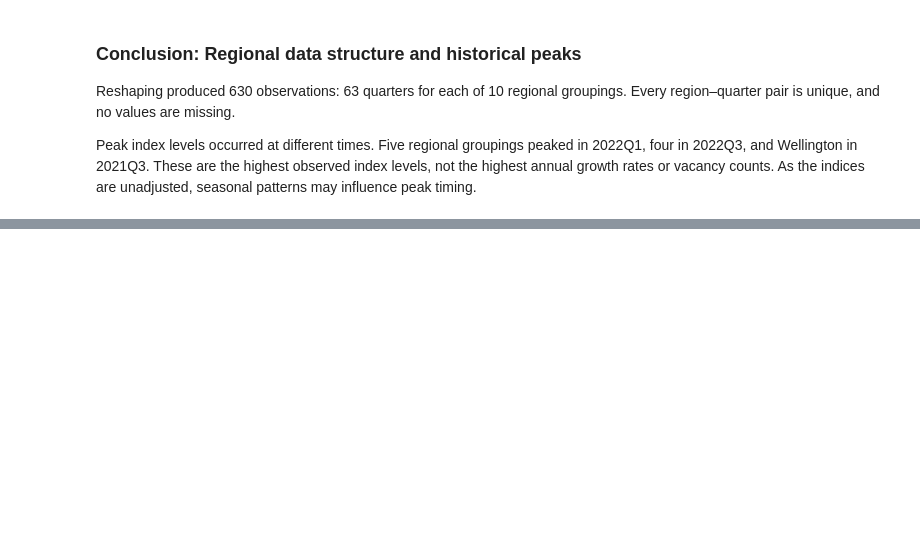
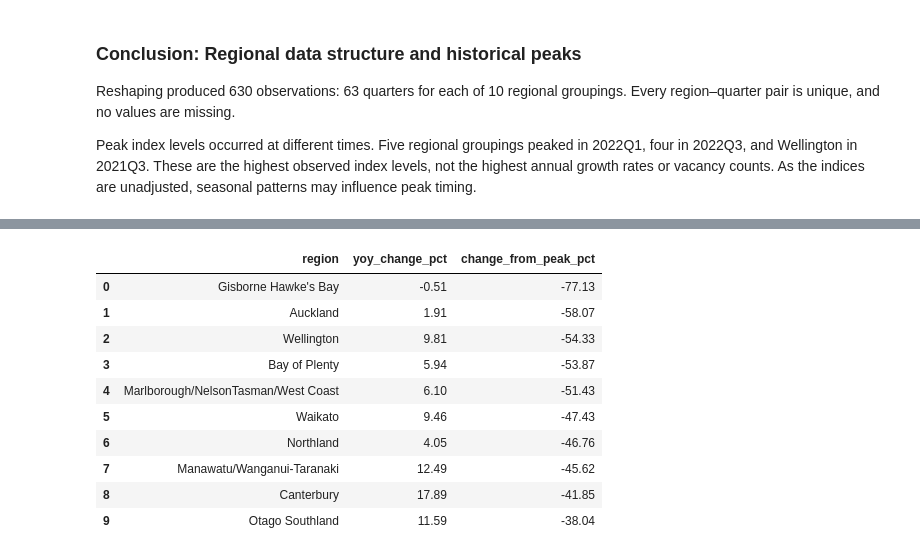
Before and after one commit to kamalpreetsinghh/nz-job-market-data-analysis, a Jupyter notebook: notebooks/02_regional_analysis.ipynb, the cells around one changed output, grey strips where cells are left out. Saved outputs shown, nothing was run; the diff lists cells and outputs as text; code cells hidden in the pictures; blank space fills up the shorter version.

```diff
--- a/notebooks/02_regional_analysis.ipynb
+++ b/notebooks/02_regional_analysis.ipynb
@@ -504,0 +599,29 @@ Peak index levels occurred at different times. Five regional groupings peaked in
+# %%
+annual_growth = (
+    regional_yoy.loc[latest_date]
+    .rename("yoy_change_pct")
+    .rename_axis("region")
+    .reset_index()
+)
+
+peak_comparison = peak_comparison.merge(
+    annual_growth,
+    on="region",
+    validate="one_to_one"
+)
+
+peak_comparison[
+    ["region", "yoy_change_pct", "change_from_peak_pct"]
+].round(2)
+# %% [output]
+|  | region | yoy_change_pct | change_from_peak_pct |
+| 0 | Gisborne Hawke's Bay | -0.51 | -77.13 |
+| 1 | Auckland | 1.91 | -58.07 |
+| 2 | Wellington | 9.81 | -54.33 |
+| 3 | Bay of Plenty | 5.94 | -53.87 |
+| 4 | Marlborough/NelsonTasman/West Coast | 6.10 | -51.43 |
+| 5 | Waikato | 9.46 | -47.43 |
+| 6 | Northland | 4.05 | -46.76 |
+| 7 | Manawatu/Wanganui-Taranaki | 12.49 | -45.62 |
+| 8 | Canterbury | 17.89 | -41.85 |
+| 9 | Otago Southland | 11.59 | -38.04 |
```
Also changed, not shown: parts of 11 cells of this notebook.
